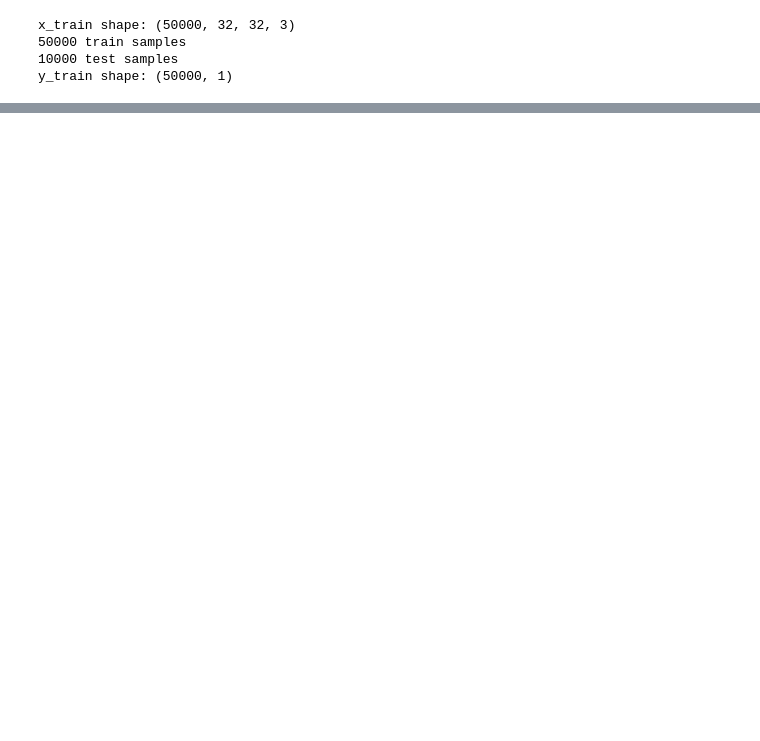
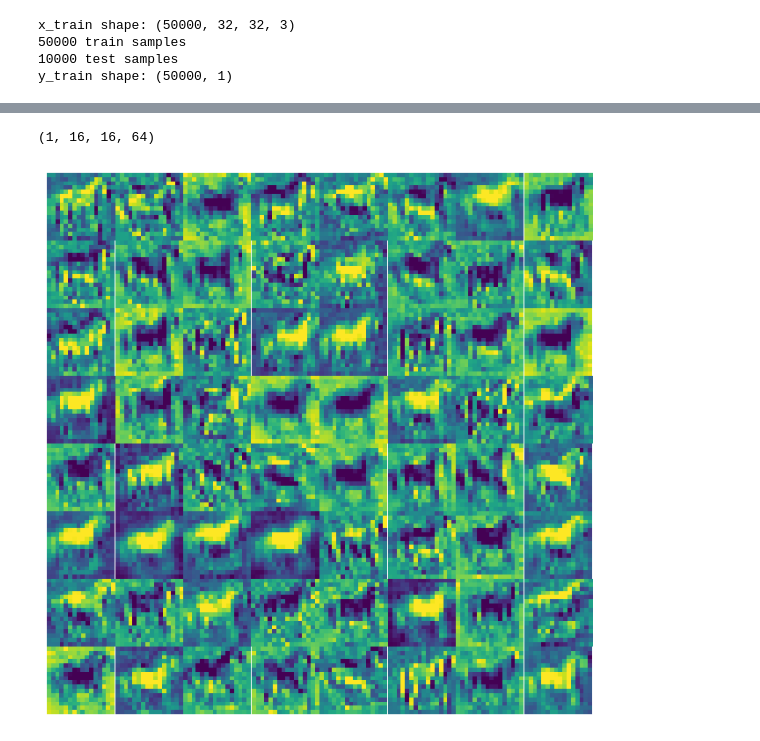
Before and after one commit to Vicss0529/collab-notebook, a Jupyter notebook: ResNet_Layers_Visualization.ipynb, the cells around one changed output, grey strips where cells are left out. Saved outputs shown, nothing was run; the diff lists cells and outputs as text; code cells hidden in the pictures; blank space fills up the shorter version.

```diff
--- a/ResNet_Layers_Visualization.ipynb
+++ b/ResNet_Layers_Visualization.ipynb
@@ -121,0 +128,7 @@ for i in range(num_blocks):
+# %%
+# Instantiate model.
+model = Model(inputs=inputs, outputs=outputs)
+model.compile(loss='categorical_crossentropy',
+              optimizer=Adam(),
+              metrics=['accuracy'])
+model.summary()
@@ -121,0 +177,2 @@ for i in range(num_blocks):
+# %%
+activations = activation_model.predict(x)
@@ -121,0 +181,34 @@ for i in range(num_blocks):
+# %%
+# first conv layer activation
+first_conv_activation = activations[1]
+print(first_conv_activation.shape)
+# %% [output]
+(1, 16, 16, 64)
+# %%
+def plot_activations(layer_idx, activations):
+    layer_activation = activations[layer_idx][0]
+    n_row = 8
+    n_column = layer_activation.shape[-1]//n_row
+
+    f, ax = plt.subplots(n_row, n_column, figsize=(4,4))
+    for i in range(n_row):
+        for j in range(n_column):
+            channel_image = layer_activation[:, :, i*n_column+j]
+            # image post-processing for better visualization
+            channel_image -= channel_image.mean()
+            channel_image /= channel_image.std()
+            channel_image *= 64
+            channel_image += 128
+            channel_image = np.clip(channel_image, 0, 255).astype('uint8')
+
+            ax[i, j].imshow(channel_image, cmap='viridis')
+            ax[i, j].axis('off')
+            ax[i, j].set_xticklabels([])
+            ax[i, j].set_yticklabels([])
+    plt.subplots_adjust(wspace=0, hspace=0)
+    f.set_size_inches(n_column, n_row)
+    plt.show()
+# %%
+plot_activations(1, activations)
+# %% [output]
+[figure, added]
```
Also changed, not shown: parts of 12 cells of this notebook.
